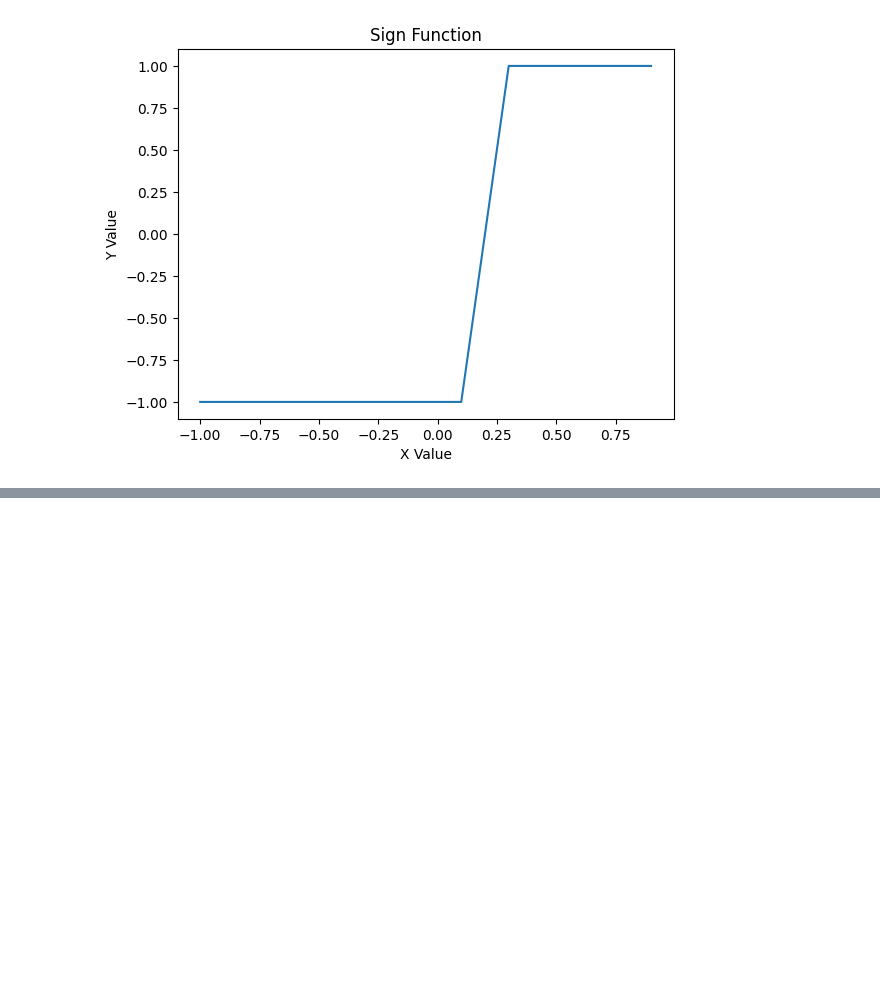
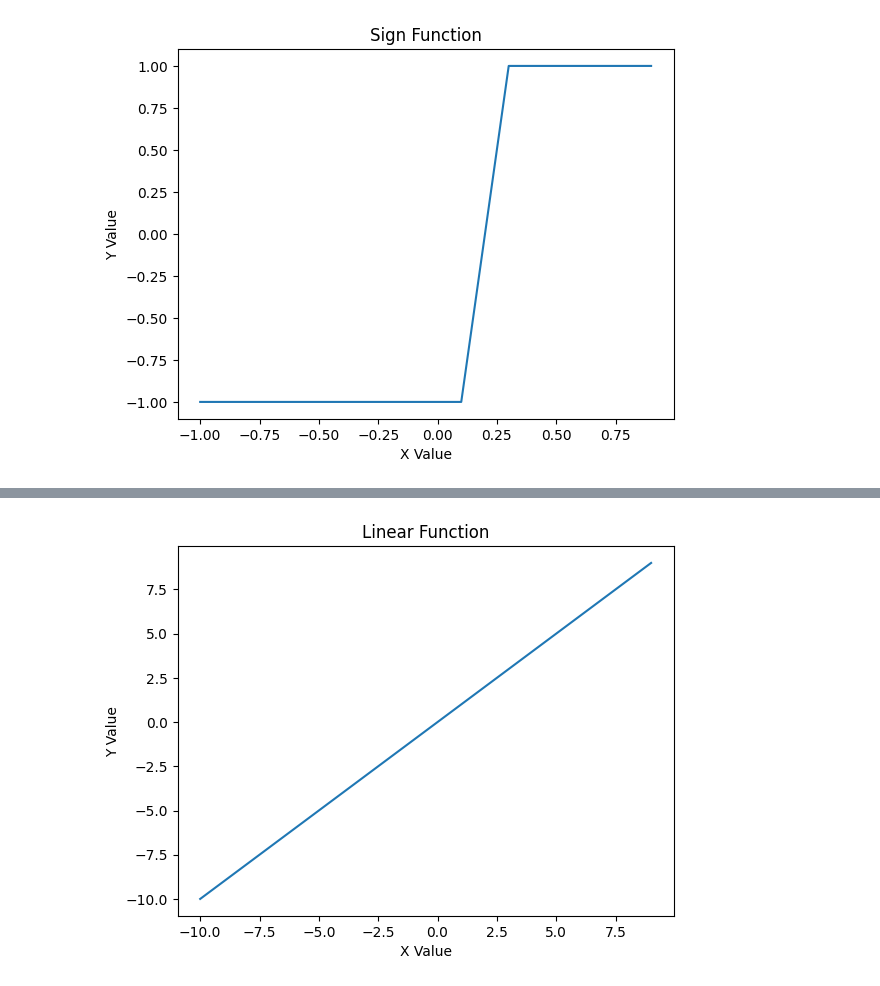
Before and after one commit to s5707515/AIGameProgramming, a Jupyter notebook: Week_2.ipynb, the cells around one changed output, grey strips where cells are left out. Cells and saved outputs as stored; diff of their text form; code cells hidden in the pictures; blank space fills up the shorter version.

```diff
--- a/Week_2.ipynb
+++ b/Week_2.ipynb
@@ -131,0 +205,19 @@ plt.show()
+# %%
+x_values = np.array([])
+y_values = np.array([])
+
+
+for i in range(-10,10):
+
+  x_values = np.append(x_values, i)
+  y_values = np.append(y_values, Linear(i, theta))
+
+
+plt.plot(x_values, y_values)
+
+plt.xlabel("X Value")
+plt.ylabel("Y Value")
+plt.title("Linear Function")
+plt.show()
+# %% [output]
+[figure, added]
```
Also changed, not shown: parts of 5 cells of this notebook.
